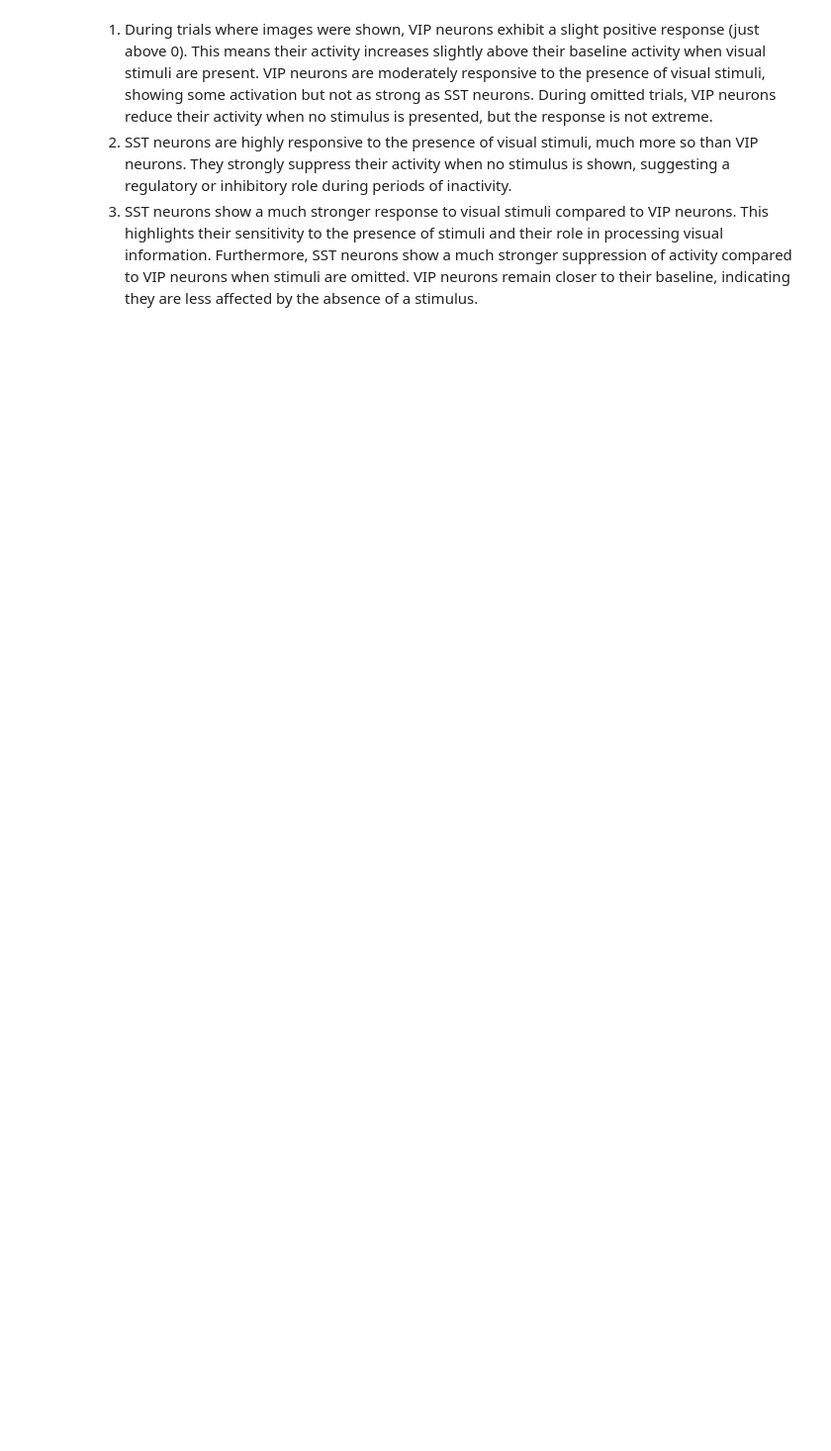
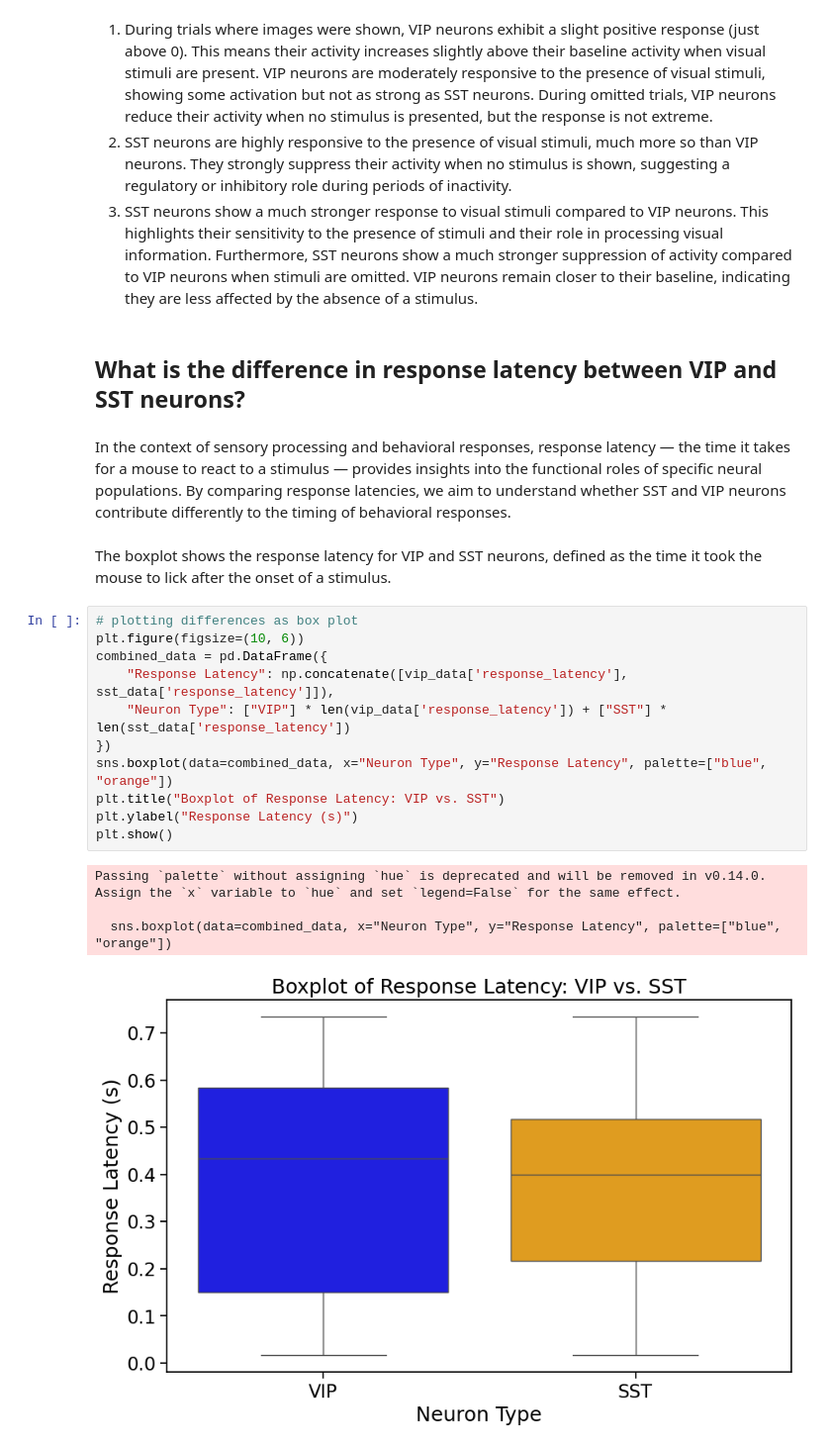
Before and after one commit to EugOT/CN-pr-Allen-Brain, a Jupyter notebook: analysis_differences_vip_sst.ipynb, the cells around one changed output. Shown at 99% size. Cells and saved outputs as stored; diff of their text form; blank space fills up the shorter version.

Commit message:
Added analysis of response latency

```diff
--- a/analysis_differences_vip_sst.ipynb
+++ b/analysis_differences_vip_sst.ipynb
@@ -266,3 +266,26 @@ During omitted trials, VIP neurons reduce their activity when no stimulus is pre
 They strongly suppress their activity when no stimulus is shown, suggesting a regulatory or inhibitory role during periods of inactivity.
 3. SST neurons show a much stronger response to visual stimuli compared to VIP neurons. This highlights their sensitivity to the presence of stimuli and their role in processing visual information.
 Furthermore, SST neurons show a much stronger suppression of activity compared to VIP neurons when stimuli are omitted. VIP neurons remain closer to their baseline, indicating they are less affected by the absence of a stimulus.
+# %% [markdown]
+## What is the difference in response latency between VIP and SST neurons?
+# %% [markdown]
+In the context of sensory processing and behavioral responses, response latency — the time it takes for a mouse to react to a stimulus — provides insights into the functional roles of specific neural populations.
+By comparing response latencies, we aim to understand whether SST and VIP neurons contribute differently to the timing of behavioral responses.
+# %% [markdown]
+The boxplot shows the response latency for VIP and SST neurons, defined as the time it took the mouse to lick after the onset of a stimulus.
+# %%
+# plotting differences as box plot
+plt.figure(figsize=(10, 6))
+combined_data = pd.DataFrame({
+    "Response Latency": np.concatenate([vip_data['response_latency'], sst_data['response_latency']]),
+    "Neuron Type": ["VIP"] * len(vip_data['response_latency']) + ["SST"] * len(sst_data['response_latency'])
+})
+sns.boxplot(data=combined_data, x="Neuron Type", y="Response Latency", palette=["blue", "orange"])
+plt.title("Boxplot of Response Latency: VIP vs. SST")
+plt.ylabel("Response Latency (s)")
+plt.show()
+# %% [output]
+Passing `palette` without assigning `hue` is deprecated and will be removed in v0.14.0. Assign the `x` variable to `hue` and set `legend=False` for the same effect.
+
+  sns.boxplot(data=combined_data, x="Neuron Type", y="Response Latency", palette=["blue", "orange"])
+[figure, added]
```
Also changed, not shown: parts of 4 cells of this notebook.
